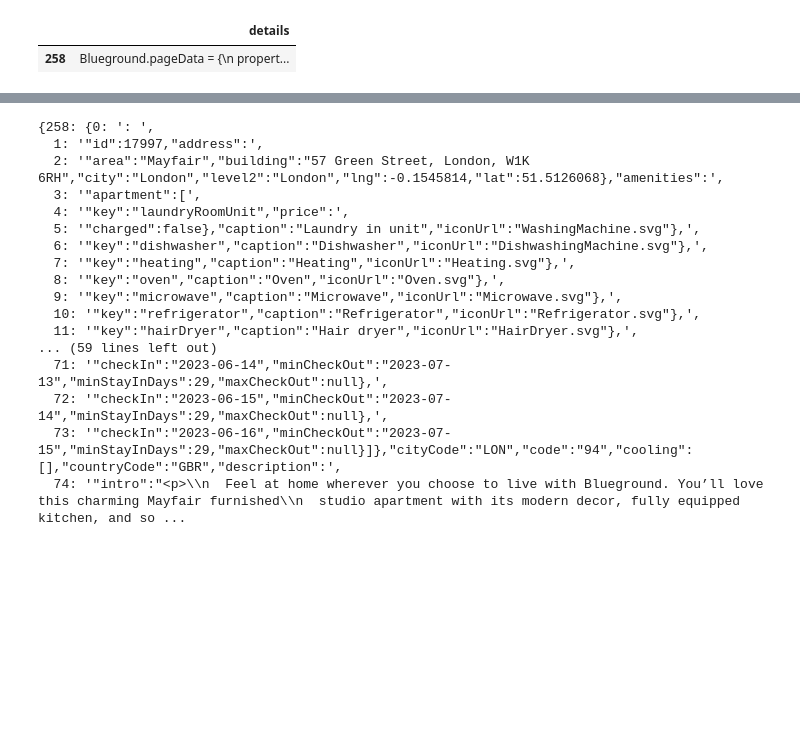
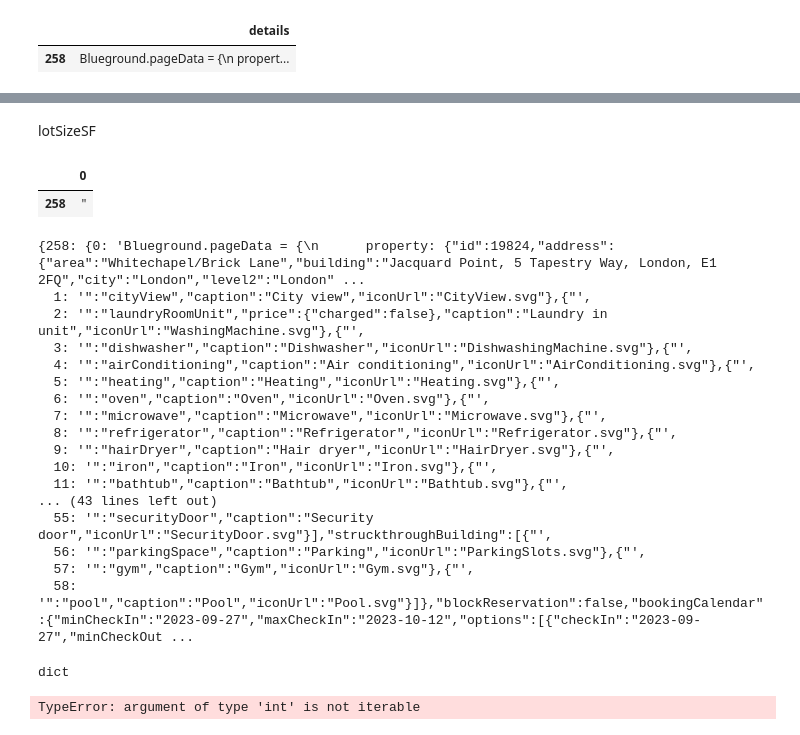
Before and after one commit to capstone-jmrs/capstone-proptech-repo, a Jupyter notebook: bluebround_details.ipynb, the cells around one changed output, grey strips where cells are left out. Saved outputs shown, nothing was run; the diff lists cells and outputs as text; code cells hidden in the pictures; blank space fills up the shorter version.

```diff
--- a/bluebround_details.ipynb
+++ b/bluebround_details.ipynb
@@ -126,7 +236,7 @@ from bs4 import BeautifulSoup
 import re
 import pandas as pd
 
-page = 'https://www.theblueground.com/furnished-apartments-london-uk/london-mayfair-094'
+page = 'https://www.theblueground.com/furnished-apartments-london-uk/london-whitechapel-brick-lane-145'
 website = requests.get(page)
 results = BeautifulSoup(website.content, 'html.parser')
 
@@ -168,6 +278,6 @@ df.tail(1)
 |  | details |
 | 258 | Blueground.pageData = {\n propert... |
 # %%
-df2 = df['details'].str.split('property', expand=True).tail(1)
+df2 = df['details'].str.split('key', expand=True).tail(1)
 df2
 # %% [output]
@@ -176,23 +286,43 @@ df2
+# %% [markdown]
+lotSizeSF
 # %%
 df3 = df2[1].str.split('{', expand=True).tail(1)
+# %%
+df3 = df3[1].str.split('{', expand=True).tail(1)
+# %%
+df3
+# %% [output]
+|  | 0 |
+| 258 | " |
 # %%
-dic = df3.to_dict('index')
+dic = df2.to_dict('index')
 dic
 # %% [output]
-{258: {0: ': ',
-  1: '"id":17997,"address":',
-  2: '"area":"Mayfair","building":"57 Green Street, London, W1K 6RH","city":"London","level2":"London","lng":-0.1545814,"lat":51.5126068},"amenities":',
-  3: '"apartment":[',
-  4: '"key":"laundryRoomUnit","price":',
-  5: '"charged":false},"caption":"Laundry in unit","iconUrl":"WashingMachine.svg"},',
-  6: '"key":"dishwasher","caption":"Dishwasher","iconUrl":"DishwashingMachine.svg"},',
-  7: '"key":"heating","caption":"Heating","iconUrl":"Heating.svg"},',
-  8: '"key":"oven","caption":"Oven","iconUrl":"Oven.svg"},',
-  9: '"key":"microwave","caption":"Microwave","iconUrl":"Microwave.svg"},',
-  10: '"key":"refrigerator","caption":"Refrigerator","iconUrl":"Refrigerator.svg"},',
-  11: '"key":"hairDryer","caption":"Hair dryer","iconUrl":"HairDryer.svg"},',
-... (59 lines left out)
-  71: '"checkIn":"2023-06-14","minCheckOut":"2023-07-13","minStayInDays":29,"maxCheckOut":null},',
-  72: '"checkIn":"2023-06-15","minCheckOut":"2023-07-14","minStayInDays":29,"maxCheckOut":null},',
-  73: '"checkIn":"2023-06-16","minCheckOut":"2023-07-15","minStayInDays":29,"maxCheckOut":null}]},"cityCode":"LON","code":"94","cooling":[],"countryCode":"GBR","description":',
-  74: '"intro":"<p>\\n  Feel at home wherever you choose to live with Blueground. You’ll love this charming Mayfair furnished\\n  studio apartment with its modern decor, fully equipped kitchen, and so ...
+{258: {0: 'Blueground.pageData = {\n      property: {"id":19824,"address":{"area":"Whitechapel/Brick Lane","building":"Jacquard Point, 5 Tapestry Way, London, E1 2FQ","city":"London","level2":"London" ...
+  1: '":"cityView","caption":"City view","iconUrl":"CityView.svg"},{"',
+  2: '":"laundryRoomUnit","price":{"charged":false},"caption":"Laundry in unit","iconUrl":"WashingMachine.svg"},{"',
+  3: '":"dishwasher","caption":"Dishwasher","iconUrl":"DishwashingMachine.svg"},{"',
+  4: '":"airConditioning","caption":"Air conditioning","iconUrl":"AirConditioning.svg"},{"',
+  5: '":"heating","caption":"Heating","iconUrl":"Heating.svg"},{"',
+  6: '":"oven","caption":"Oven","iconUrl":"Oven.svg"},{"',
+  7: '":"microwave","caption":"Microwave","iconUrl":"Microwave.svg"},{"',
+  8: '":"refrigerator","caption":"Refrigerator","iconUrl":"Refrigerator.svg"},{"',
+  9: '":"hairDryer","caption":"Hair dryer","iconUrl":"HairDryer.svg"},{"',
+  10: '":"iron","caption":"Iron","iconUrl":"Iron.svg"},{"',
+  11: '":"bathtub","caption":"Bathtub","iconUrl":"Bathtub.svg"},{"',
+... (43 lines left out)
+  55: '":"securityDoor","caption":"Security door","iconUrl":"SecurityDoor.svg"}],"struckthroughBuilding":[{"',
+  56: '":"parkingSpace","caption":"Parking","iconUrl":"ParkingSlots.svg"},{"',
+  57: '":"gym","caption":"Gym","iconUrl":"Gym.svg"},{"',
+  58: '":"pool","caption":"Pool","iconUrl":"Pool.svg"}]},"blockReservation":false,"bookingCalendar":{"minCheckIn":"2023-09-27","maxCheckIn":"2023-10-12","options":[{"checkIn":"2023-09-27","minCheckOut ...
+# %%
+type(dic)
+# %% [output]
+dict
+# %%
+def matchingKeys(dictionary, searchString):
+    return [key for key,val in dictionary.items() if any(searchString in s for s in val)]
+
+matchingStrings(dic, 'lotSizeSF')
+# %% [output]
+TypeError: argument of type 'int' is not iterable
```
Also changed, not shown: parts of 30 cells of this notebook, 3 other files.
